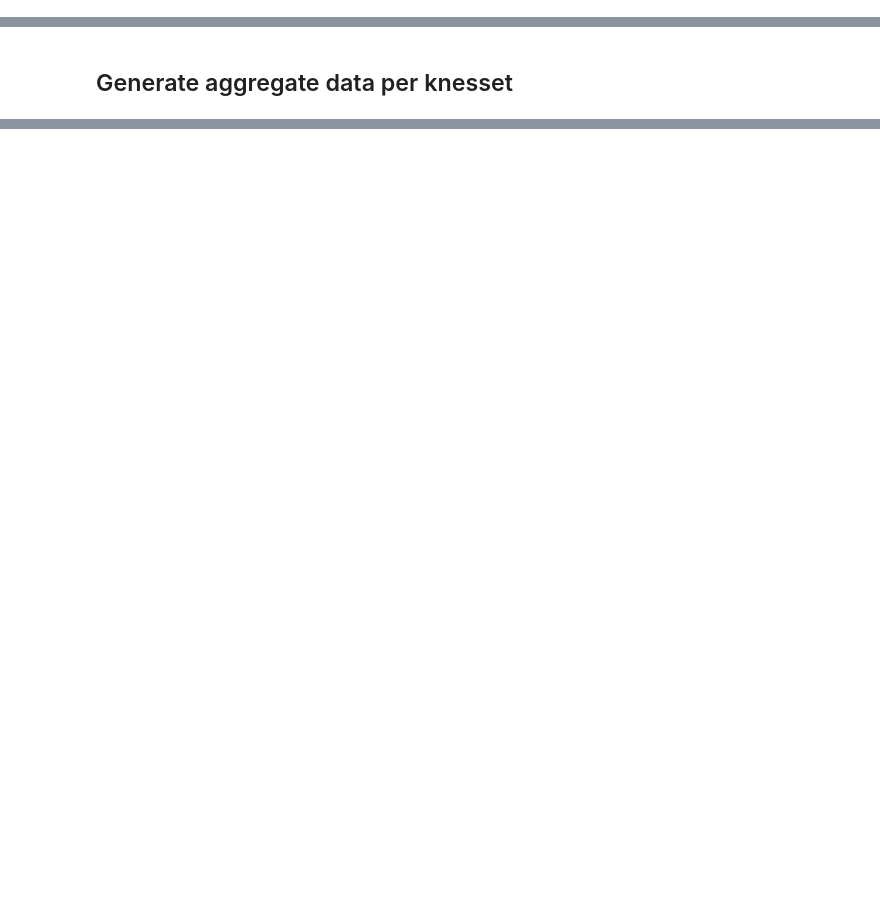
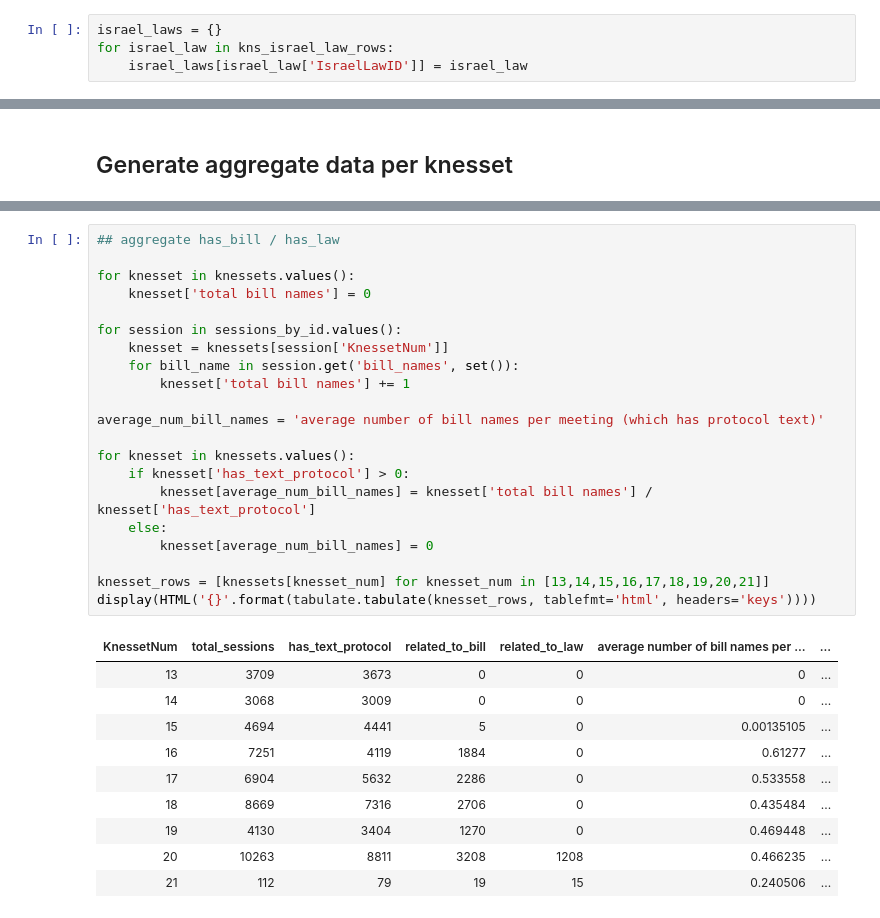
Before and after one commit to hasadna/knesset-data-pipelines, a Jupyter notebook: jupyter-notebooks/protocol speakers categorization.ipynb, the cells around one changed output, grey strips where cells are left out. Drawn from its saved outputs; the diff is of its cells as text; blank space fills up the shorter version.

```diff
--- a/jupyter-notebooks/protocol speakers categorization.ipynb
+++ b/jupyter-notebooks/protocol speakers categorization.ipynb
@@ -208,0 +214,4 @@ for row in Flow(
+# %%
+israel_laws = {}
+for israel_law in kns_israel_law_rows:
+    israel_laws[israel_law['IsraelLawID']] = israel_law
@@ -279,0 +500,32 @@ Flow(
+# %%
+## aggregate has_bill / has_law
+
+for knesset in knessets.values():
+    knesset['total bill names'] = 0
+
+for session in sessions_by_id.values():
+    knesset = knessets[session['KnessetNum']]
+    for bill_name in session.get('bill_names', set()):
+        knesset['total bill names'] += 1
+
+average_num_bill_names = 'average number of bill names per meeting (which has protocol text)'
+
+for knesset in knessets.values():
+    if knesset['has_text_protocol'] > 0:
+        knesset[average_num_bill_names] = knesset['total bill names'] / knesset['has_text_protocol']
+    else:
+        knesset[average_num_bill_names] = 0
+
+knesset_rows = [knessets[knesset_num] for knesset_num in [13,14,15,16,17,18,19,20,21]]
+display(HTML('{}'.format(tabulate.tabulate(knesset_rows, tablefmt='html', headers='keys'))))
+# %% [output]
+| KnessetNum | total_sessions | has_text_protocol | related_to_bill | related_to_law | average number of bill names per ... | ... |
+| 13 | 3709 | 3673 | 0 | 0 | 0 | ... |
+| 14 | 3068 | 3009 | 0 | 0 | 0 | ... |
+| 15 | 4694 | 4441 | 5 | 0 | 0.00135105 | ... |
+| 16 | 7251 | 4119 | 1884 | 0 | 0.61277 | ... |
+| 17 | 6904 | 5632 | 2286 | 0 | 0.533558 | ... |
+| 18 | 8669 | 7316 | 2706 | 0 | 0.435484 | ... |
+| 19 | 4130 | 3404 | 1270 | 0 | 0.469448 | ... |
+| 20 | 10263 | 8811 | 3208 | 1208 | 0.466235 | ... |
+| 21 | 112 | 79 | 19 | 15 | 0.240506 | ... |
```
Also changed, not shown: parts of 26 cells of this notebook, 1 other file.
